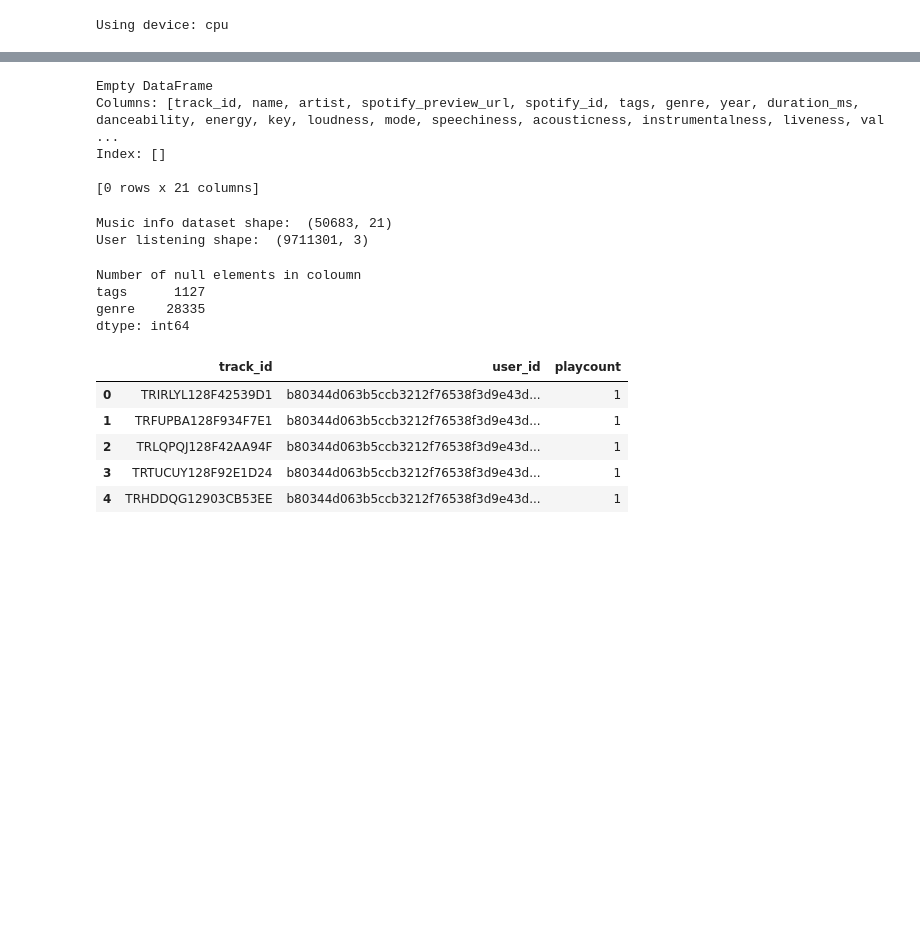
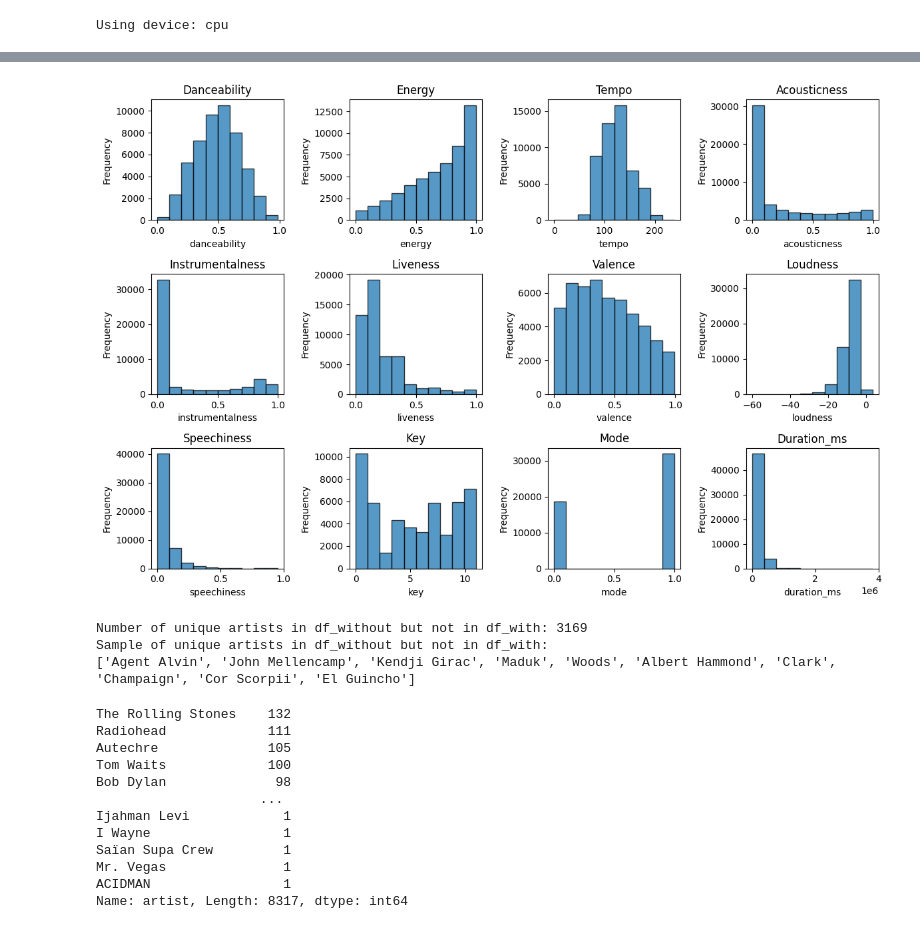
Before and after one commit to annemollelsborg/spotify, a Jupyter notebook: Project analysis.ipynb, the cells around one changed output, grey strips where cells are left out. Saved outputs shown, nothing was run; the diff lists cells and outputs as text; code cells hidden in the pictures; blank space fills up the shorter version.

```diff
--- a/Project analysis.ipynb
+++ b/Project analysis.ipynb
@@ -43,0 +55,4 @@ df_users = pd.read_csv(current_path / 'Data/User Listening History.csv')
+# %%
+#Inorder to simplify the data preprocessing all columns not used in the project is removed:
+df_songs = df_songs.drop(columns=["spotify_preview_url","spotify_id"])
+df_songs.describe()
@@ -44,33 +163,49 @@ df_users = pd.read_csv(current_path / 'Data/User Listening History.csv')
+# %%
+# List of numerical variables
+numerical_variables = ['danceability', 'energy', 'tempo', 'acousticness', 'instrumentalness',
+                        'liveness', 'valence', 'loudness', 'speechiness', 'key', 'mode', 'duration_ms']
+
+# Setting up the layout for subplots: 3x4 quadrant
+plt.figure(figsize=(12, 8))  # Adjust the size of the figure
+
+# Loop through the numerical variables and create a subplot for each
+for i, var in enumerate(numerical_variables):
+    plt.subplot(3, 4, i + 1)
+    plt.hist(df_songs[var], bins=10, edgecolor='black', alpha=0.75)  # Adjust bins as needed
+    plt.title(var.capitalize())
+    plt.xlabel(var)
+    plt.ylabel('Frequency')
+
+plt.tight_layout()  # Adjust spacing between subplots
+plt.show()
+# %% [output]
+[figure, added]
+# %%
+# Get the unique artist values from both datasets
+unique_in_df_with = set(df_with['artist'].unique())
+unique_in_df_without = set(df_without['artist'].unique())
+
+# Find artists in df_without but not in df_with
+artists_only_in_df_without = unique_in_df_without - unique_in_df_with
+
+# Print the number of unique artists and some samples
+print(f"Number of unique artists in df_without but not in df_with: {len(artists_only_in_df_without)}")
+# %% [output]
+Number of unique artists in df_without but not in df_with: 3169
+Sample of unique artists in df_without but not in df_with:
+['Agent Alvin', 'John Mellencamp', 'Kendji Girac', 'Maduk', 'Woods', 'Albert Hammond', 'Clark', 'Champaign', 'Cor Scorpii', 'El Guincho']
 # %%
 print(len(df_songs[df_songs['artist'].isin(artists_only_in_df_without)]))
 # %% [output]
-Empty DataFrame
-Columns: [track_id, name, artist, spotify_preview_url, spotify_id, tags, genre, year, duration_ms, danceability, energy, key, loudness, mode, speechiness, acousticness, instrumentalness, liveness, val ...
-Index: []
-
-[0 rows x 21 columns]
+The Rolling Stones    132
+Radiohead             111
+Autechre              105
+Tom Waits             100
+Bob Dylan              98
+                     ...
+Ijahman Levi            1
+I Wayne                 1
+Saïan Supa Crew         1
+Mr. Vegas               1
+ACIDMAN                 1
+Name: artist, Length: 8317, dtype: int64
-# %%
-print("Music info dataset shape: ",df_songs.shape)
-print("User listening shape: ",df_users.shape)
-# %% [output]
-Music info dataset shape:  (50683, 21)
-User listening shape:  (9711301, 3)
-# %%
-null_count = df_songs.isnull().sum()
-null_count = null_count[null_count > 0]
-print("Number of null elements in coloumn")
-print(null_count)
-# %% [output]
-Number of null elements in coloumn
-tags      1127
-genre    28335
-dtype: int64
-# %%
-df_users.head()
-# %% [output]
-|  | track_id | user_id | playcount |
-| 0 | TRIRLYL128F42539D1 | b80344d063b5ccb3212f76538f3d9e43d... | 1 |
-| 1 | TRFUPBA128F934F7E1 | b80344d063b5ccb3212f76538f3d9e43d... | 1 |
-| 2 | TRLQPQJ128F42AA94F | b80344d063b5ccb3212f76538f3d9e43d... | 1 |
-| 3 | TRTUCUY128F92E1D24 | b80344d063b5ccb3212f76538f3d9e43d... | 1 |
-| 4 | TRHDDQG12903CB53EE | b80344d063b5ccb3212f76538f3d9e43d... | 1 |
```
Also changed, not shown: parts of 40 cells of this notebook.
